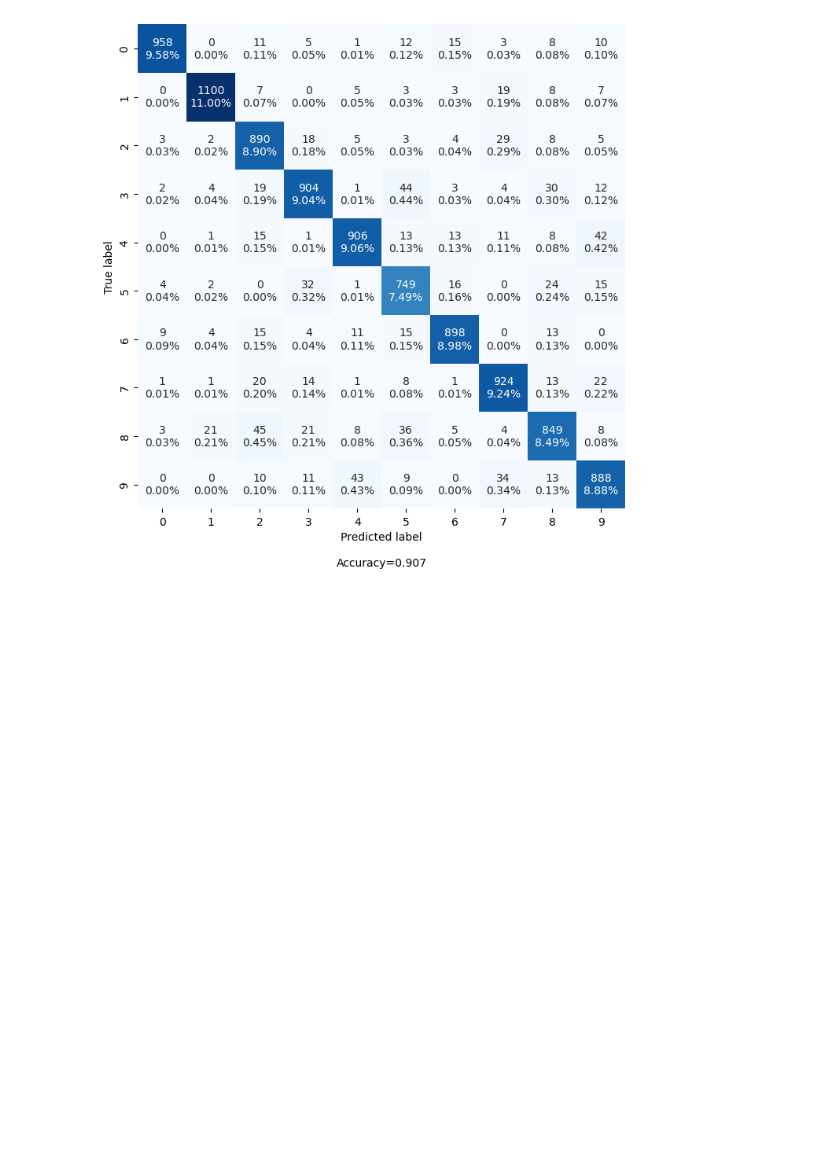
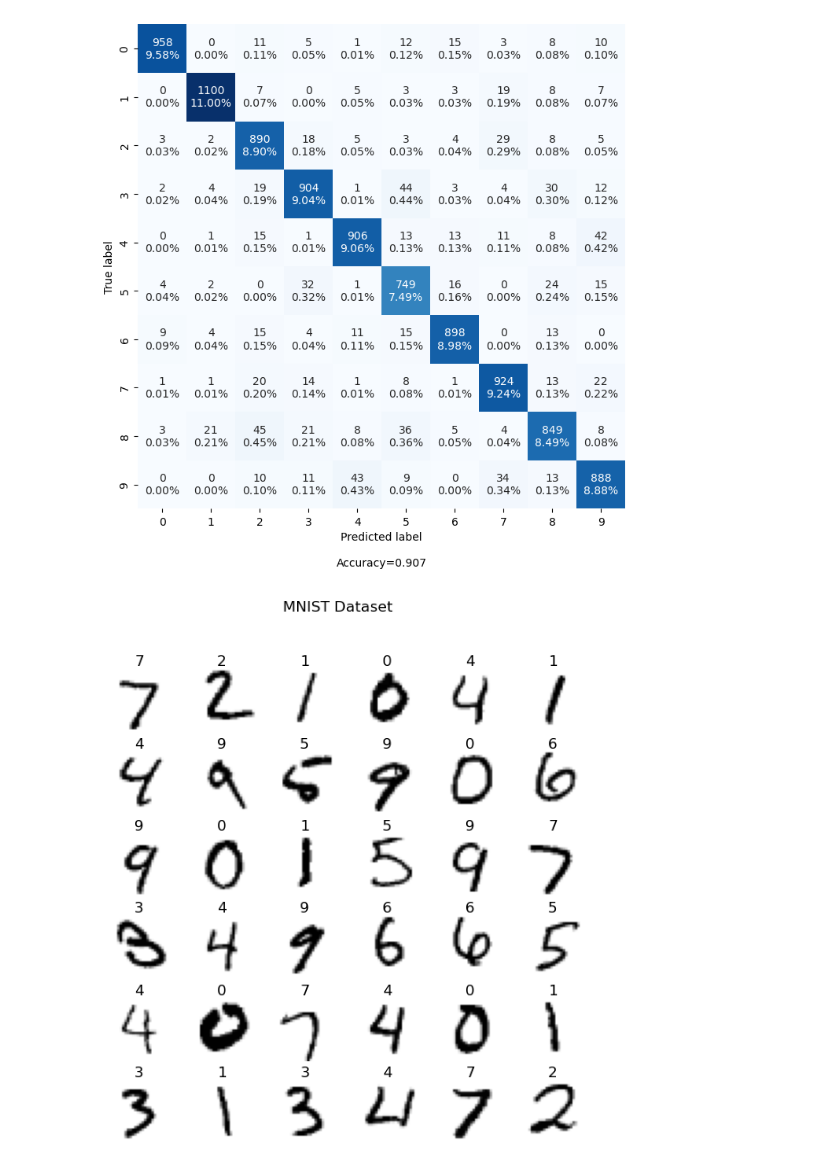
Before and after one commit to hgiangp/neural-network-1, a Jupyter notebook: final/mnist_mclr.ipynb, the cells around one changed output. Cells and saved outputs as stored; diff of their text form; code cells hidden in the pictures; blank space fills up the shorter version.

Commit message:
update visualizing images

```diff
--- a/final/mnist_mclr.ipynb
+++ b/final/mnist_mclr.ipynb
@@ -210,3 +210,27 @@ cf_matrix.make_confusion_matrix(conf_matrix, figsize=(8, 8), cbar=False)
 plt.savefig('conf_matrix.png')
 # %% [output]
 [figure]
+# %%
+nrows=6
+ncols=6
+batch_size = 1
+
+testset = datasets.MNIST(root=data_dir, train=False, download=True, transform=transform)
+testloader = DataLoader(testset, batch_size=batch_size, shuffle=False, pin_memory=True)
+dataiter = iter(testloader)
+
+fig, axs = plt.subplots(nrows=nrows, ncols=ncols, figsize=(7, 7))
+for i, ax in enumerate(axs.ravel()):
+        images, labels = next(dataiter)
+        # plot image
+        image = np.asarray(images).reshape(28, 28)
+        labels = np.asarray(labels)
+        ax.imshow(image, cmap=plt.cm.binary)
+        ax.set_title(labels.item(), y=0.85)
+        ax.axis("off")
+
+_ = fig.suptitle(f"MNIST Dataset")
+plt.savefig(f'./mnist.png')
+plt.show()
+# %% [output]
+[figure, added]
```
Also changed, not shown: parts of 1 cell of this notebook, 1 other file.
